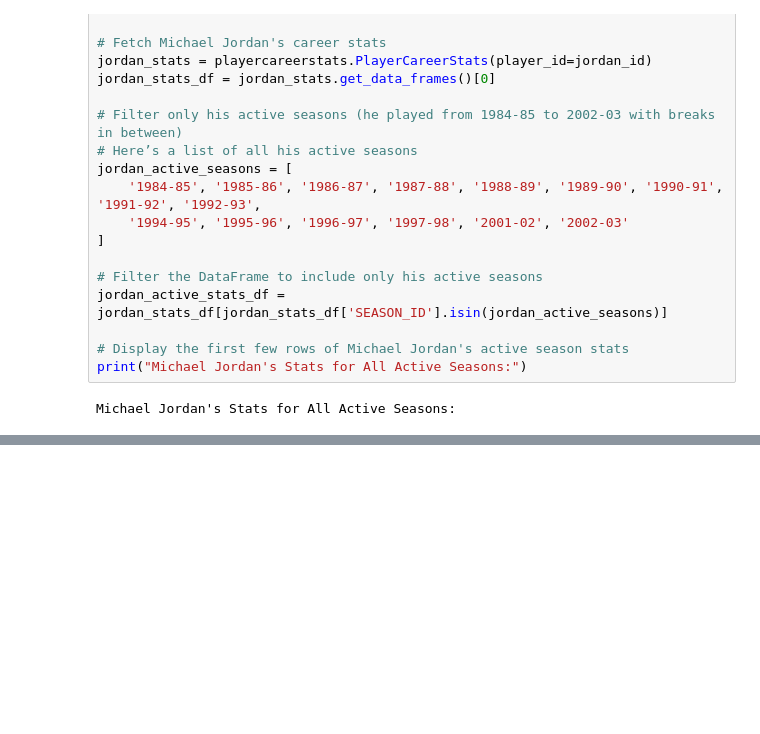
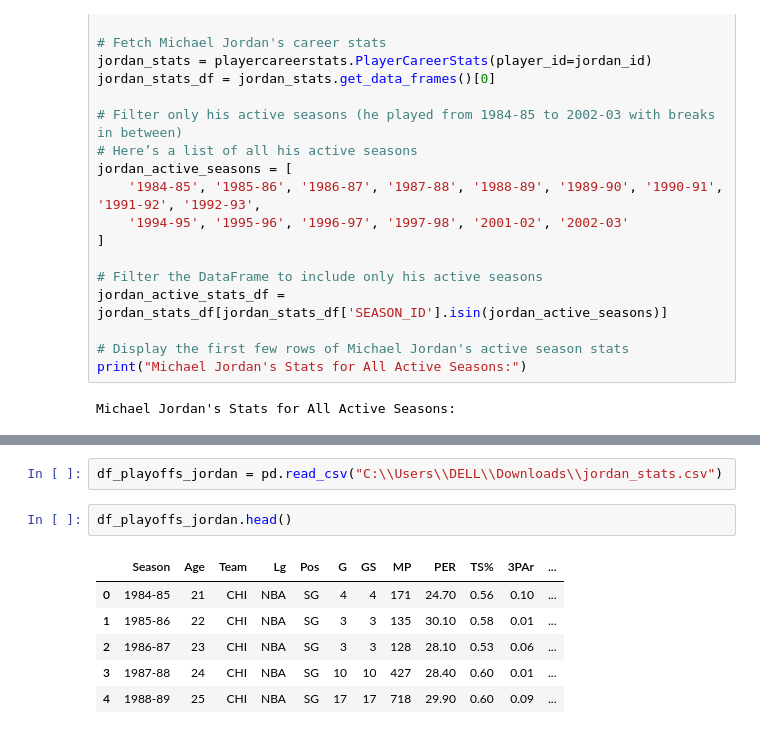
Before and after one commit to ngcarvajall/Proyecto5-GOAT_MJ_LJ, a Jupyter notebook: API_NBA_Stats.ipynb, the cells around one changed output, grey strips where cells are left out. Saved outputs shown, nothing was run; the diff lists cells and outputs as text; blank space fills up the shorter version.

```diff
--- a/prueba_liga.ipynb
+++ b/API_NBA_Stats.ipynb
@@ -148,3 +170,14 @@ jordan_active_stats_df
 | 12 | 893 | 1997-98 | 00 | 1610612741 | CHI | 35.00 | 82 | 82 | 3181.00 | ... |
 | 13 | 893 | 2001-02 | 00 | 1610612764 | WAS | 39.00 | 60 | 53 | 2089.00 | ... |
 | 14 | 893 | 2002-03 | 00 | 1610612764 | WAS | 40.00 | 82 | 67 | 3029.00 | ... |
+# %%
+df_playoffs_jordan = pd.read_csv("C:\\Users\\DELL\\Downloads\\jordan_stats.csv")
+# %%
+df_playoffs_jordan.head()
+# %% [output]
+|  | Season | Age | Team | Lg | Pos | G | GS | MP | PER | TS% | 3PAr | ... |
+| 0 | 1984-85 | 21 | CHI | NBA | SG | 4 | 4 | 171 | 24.70 | 0.56 | 0.10 | ... |
+| 1 | 1985-86 | 22 | CHI | NBA | SG | 3 | 3 | 135 | 30.10 | 0.58 | 0.01 | ... |
+| 2 | 1986-87 | 23 | CHI | NBA | SG | 3 | 3 | 128 | 28.10 | 0.53 | 0.06 | ... |
+| 3 | 1987-88 | 24 | CHI | NBA | SG | 10 | 10 | 427 | 28.40 | 0.60 | 0.01 | ... |
+| 4 | 1988-89 | 25 | CHI | NBA | SG | 17 | 17 | 718 | 29.90 | 0.60 | 0.09 | ... |
```
Also changed, not shown: parts of 2 cells of this notebook, 1 other file.
